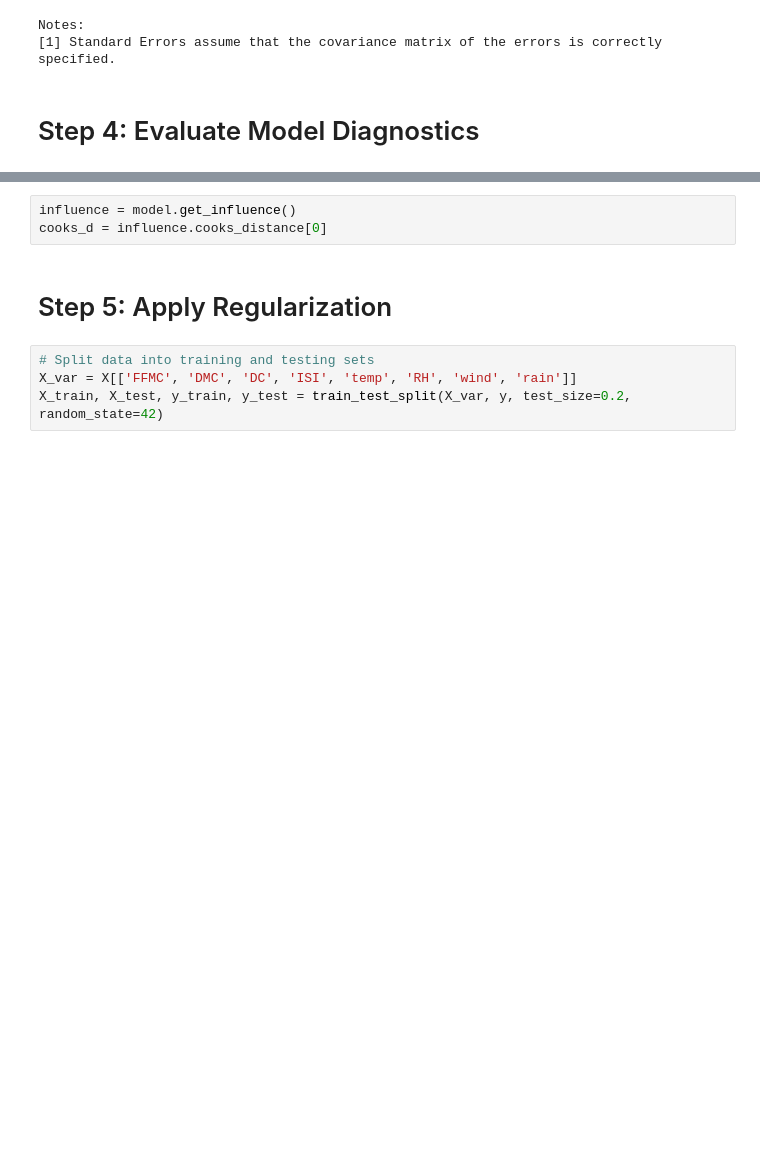
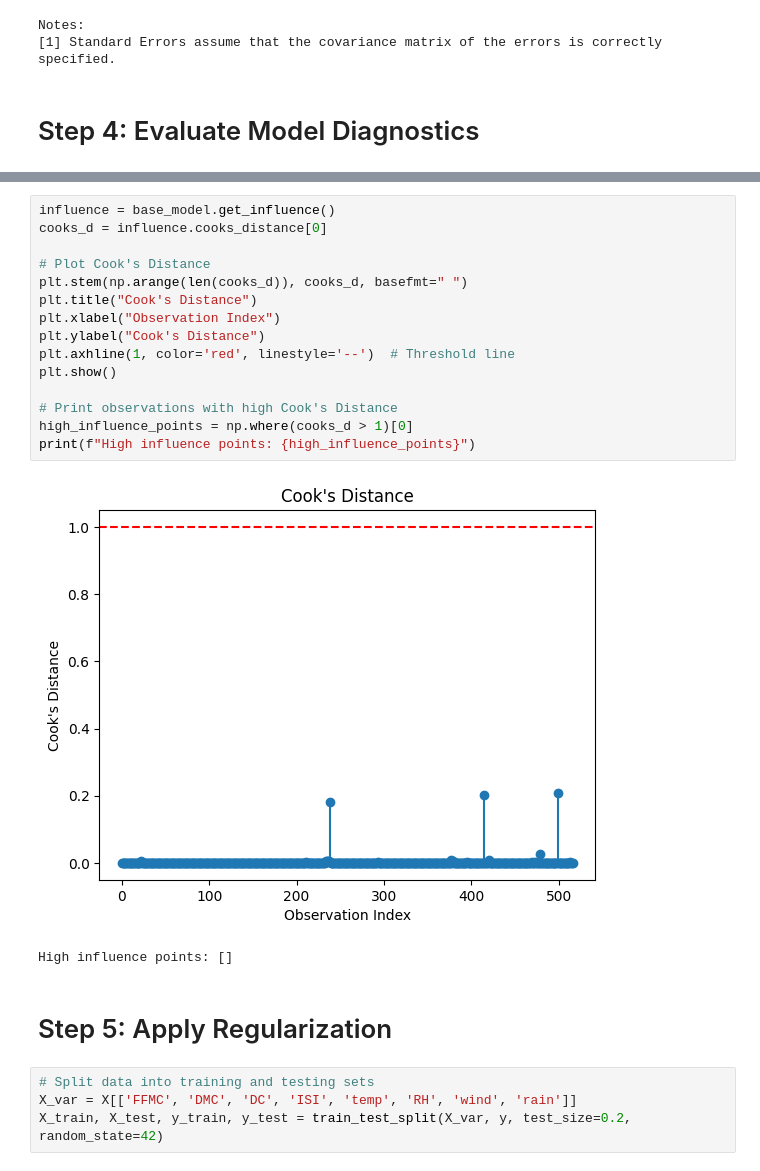
Before and after one commit to naomidb/dsc-course6-m8-lab, a Jupyter notebook: CGC6M8.ipynb, the cells around one changed output, grey strips where cells are left out. Cells and saved outputs as stored; diff of their text form; blank space fills up the shorter version.

```diff
--- a/CGC6M8.ipynb
+++ b/CGC6M8.ipynb
@@ -285,6 +309,21 @@ plt.show()
 # %%
-influence = model.get_influence()
+influence = base_model.get_influence()
 cooks_d = influence.cooks_distance[0]
+
+# Plot Cook's Distance
+plt.stem(np.arange(len(cooks_d)), cooks_d, basefmt=" ")
+plt.title("Cook's Distance")
+plt.xlabel("Observation Index")
+plt.ylabel("Cook's Distance")
+plt.axhline(1, color='red', linestyle='--')  # Threshold line
+plt.show()
+
+# Print observations with high Cook's Distance
+high_influence_points = np.where(cooks_d > 1)[0]
+print(f"High influence points: {high_influence_points}")
+# %% [output]
+[figure, added]
+High influence points: []
 # %% [markdown]
 # Step 5: Apply Regularization
 # %%
```
Also changed, not shown: parts of 4 cells of this notebook.
